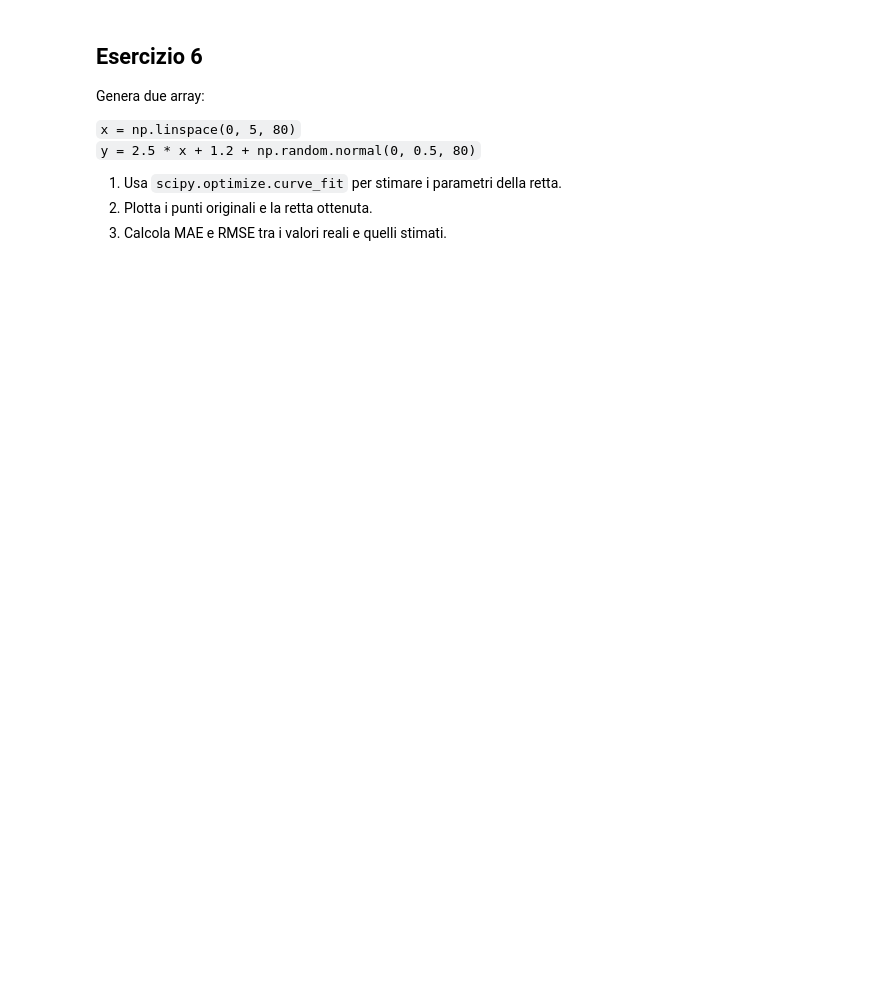
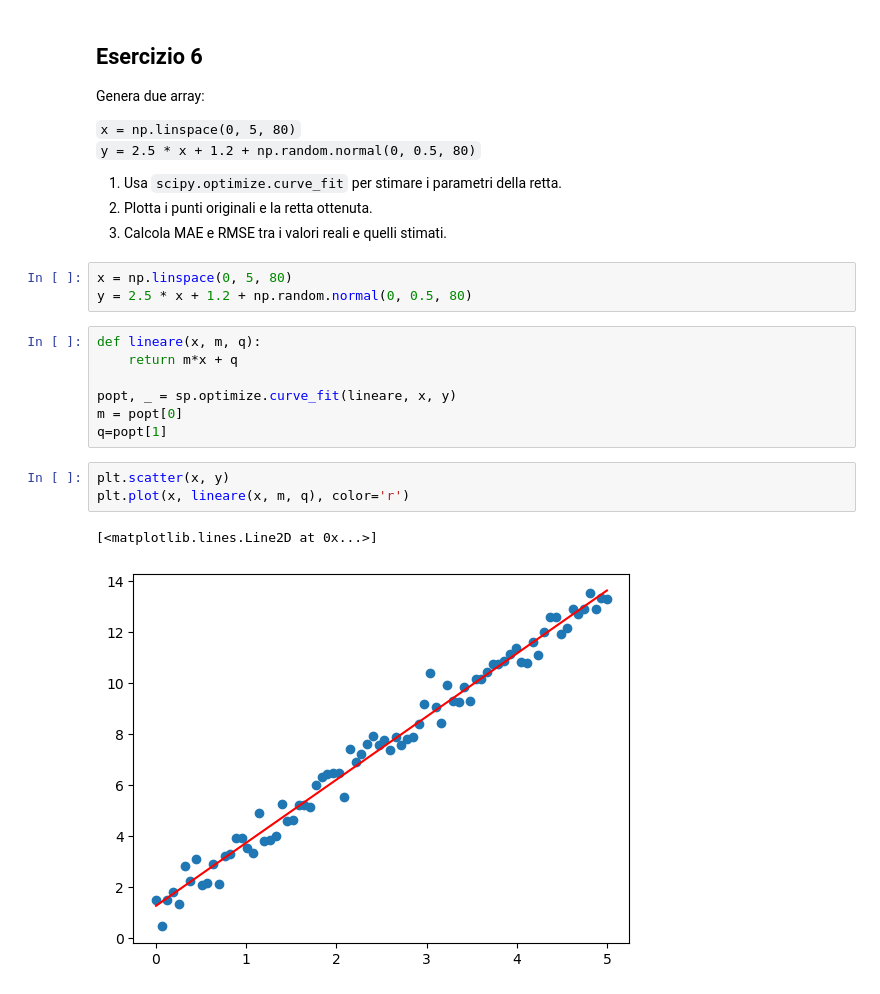
Before and after one commit to margheritaagiordani/ProgrammingLab, a Jupyter notebook: materiale_lezioni/esami_simulazioni/esame27_Giugno.ipynb, the cells around one changed output. Cells and saved outputs as stored; diff of their text form; blank space fills up the shorter version.

```diff
--- a/materiale_lezioni/esami_simulazioni/esame27_Giugno.ipynb
+++ b/materiale_lezioni/esami_simulazioni/esame27_Giugno.ipynb
@@ -250,3 +335,19 @@ Genera due array:
 1. Usa `scipy.optimize.curve_fit` per stimare i parametri della retta.
 2. Plotta i punti originali e la retta ottenuta.
 3. Calcola MAE e RMSE tra i valori reali e quelli stimati.
+# %%
+x = np.linspace(0, 5, 80)
+y = 2.5 * x + 1.2 + np.random.normal(0, 0.5, 80)
+# %%
+def lineare(x, m, q):
+    return m*x + q
+
+popt, _ = sp.optimize.curve_fit(lineare, x, y)
+m = popt[0]
+q=popt[1]
+# %%
+plt.scatter(x, y)
+plt.plot(x, lineare(x, m, q), color='r')
+# %% [output]
+[<matplotlib.lines.Line2D at 0x...>]
+[figure, added]
```
Also changed, not shown: parts of 9 cells of this notebook, 3 other files.
